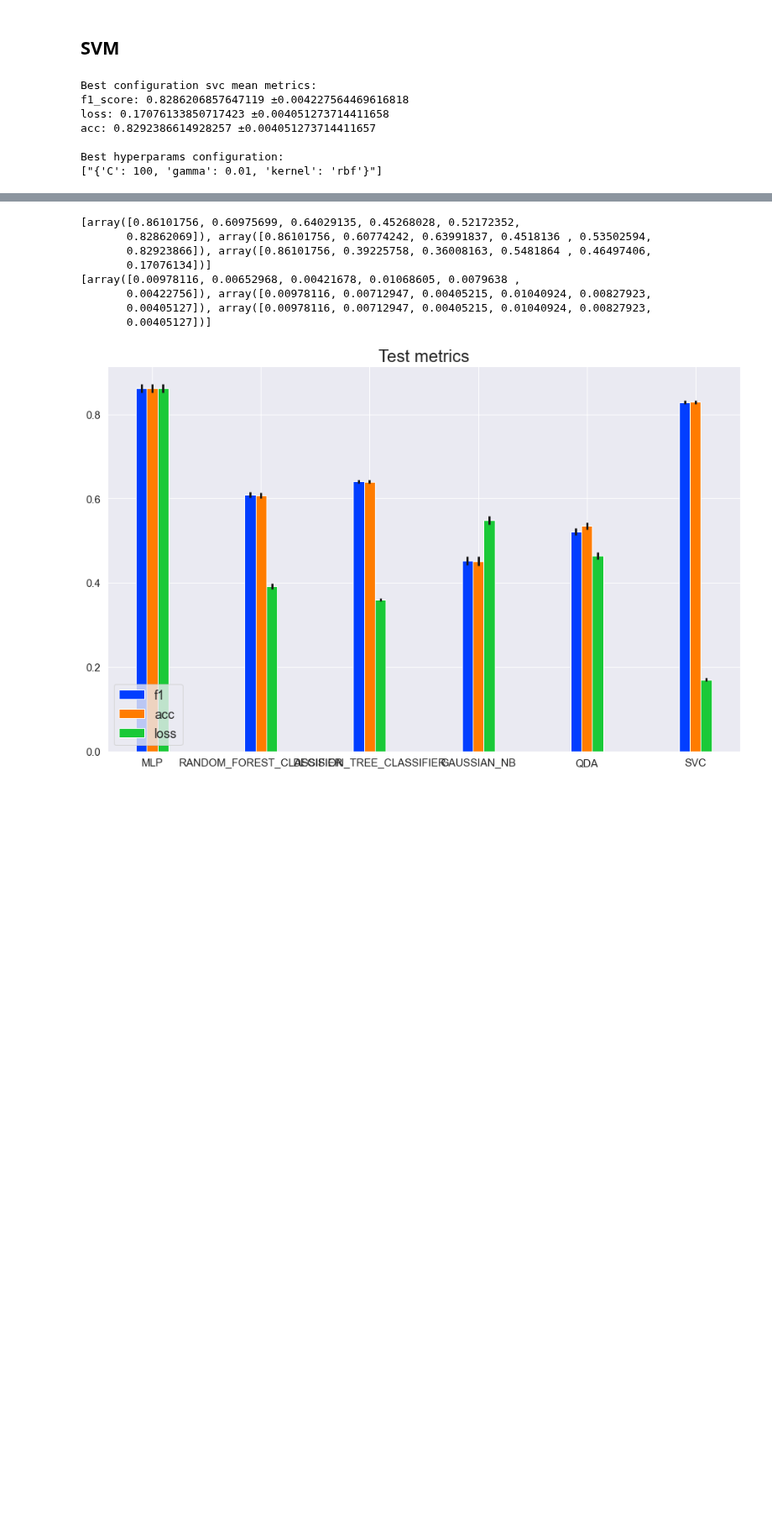
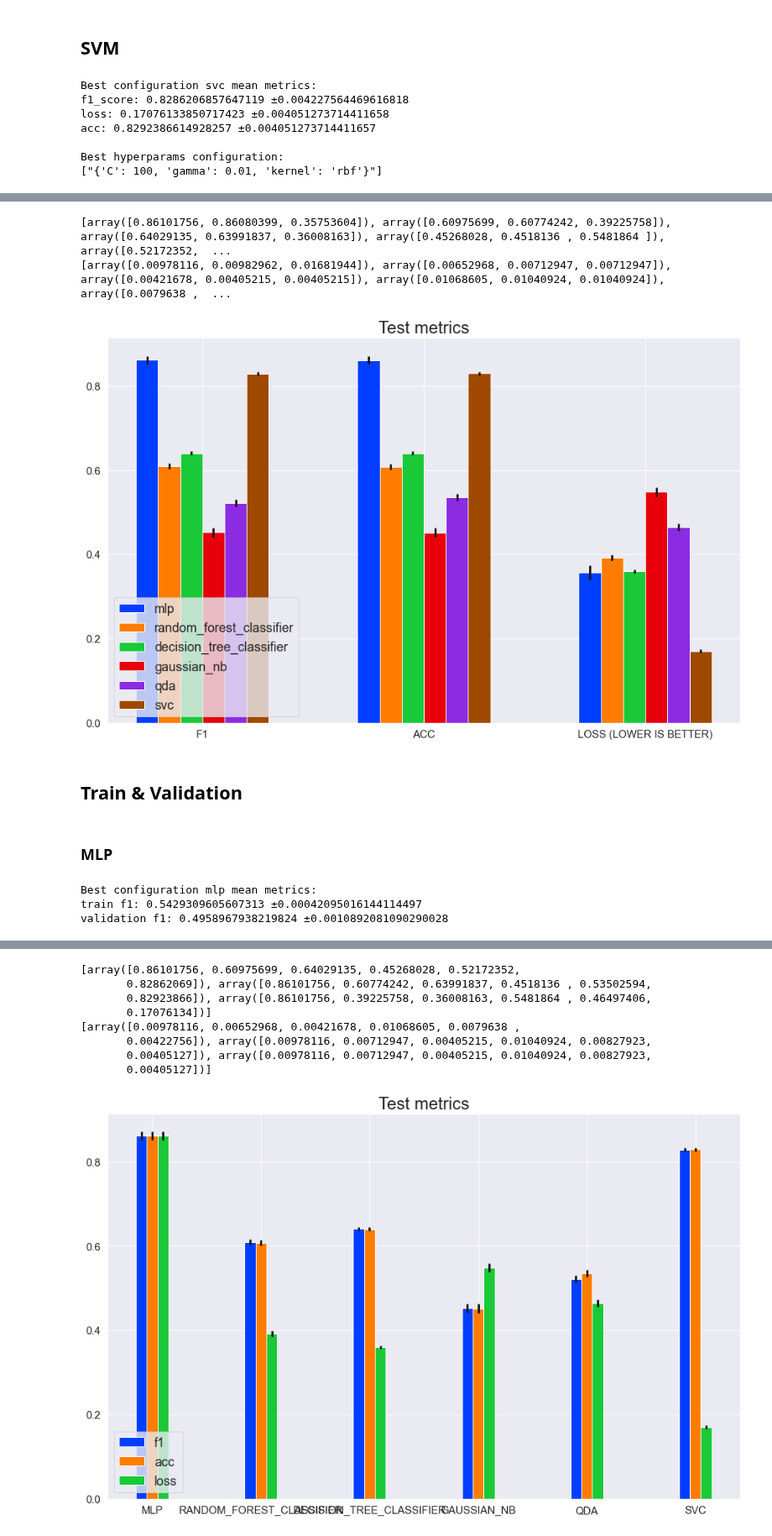
Before and after one commit to prushh/movie-lens-mlp, a Jupyter notebook: notebooks/3.0-performance-analysis.ipynb, the cells around one changed output, grey strips where cells are left out. Shown at 84% size. Saved outputs shown, nothing was run; the diff lists cells and outputs as text; code cells hidden in the pictures; blank space fills up the shorter version.

```diff
--- a/notebooks/3.0-performance-analysis.ipynb
+++ b/notebooks/3.0-performance-analysis.ipynb
@@ -73,11 +79,13 @@ def find_best_conf(lst_conf, df: pd.DataFrame) -> dict:
         conf.append(
             {
                 'f1': mu_confidence_interval(df[df['cfg'] == cfg]['f1_test']),
-                'loss': mu_confidence_interval(df[df['cfg'] == cfg]['f1_test']),
-                'acc': mu_confidence_interval(df[df['cfg'] == cfg]['f1_test'])
+                'loss': mu_confidence_interval(df[df['cfg'] == cfg]['loss_test']),
+                'acc': mu_confidence_interval(df[df['cfg'] == cfg]['acc_test'])
             }
         )
         conf[idx]['conf'] = cfg
+        conf[idx]['acc']['mu'] /= 100
+        conf[idx]['acc']['t_student'] /= 100
     max = conf[0]
 
     for elm in conf:
@@ -342,3 +364,36 @@ df_test_metric
 | 3 | gaussian_nb | 0.452680 | 0.451814 | 0.548186 | 0.010686 | 0.010409 | 0.010409 |
 | 4 | qda | 0.521724 | 0.535026 | 0.464974 | 0.007964 | 0.008279 | 0.008279 |
 | 5 | svc | 0.828621 | 0.829239 | 0.170761 | 0.004228 | 0.004051 | 0.004051 |
+# %%
+
+
+
+# TODO: change function and params name? Return new list or use reference (it works)?
+def add_value_array(old_list: List, df_test: pd.DataFrame, col_name: str) -> None:
+    for model_name in df_test['model'].unique():
+        if col_name == 'metrics':
+            metric_value = df_test[df_test['model'] == model_name].iloc[:, 1:4].iloc[0]
+        else:
+            metric_value = df_test[df_test['model'] == model_name].iloc[:, 4:].iloc[0]
+
+        old_list.append(np.array(metric_value))
+
+
+metrics = []
+add_value_array(metrics, df_test_metric, 'metrics')
+print(metrics)
+
+y_errs = []
+add_value_array(y_errs, df_test_metric, 'interval')
+print(y_errs)
+# %% [output]
+[array([0.86101756, 0.86080399, 0.35753604]), array([0.60975699, 0.60774242, 0.39225758]), array([0.64029135, 0.63991837, 0.36008163]), array([0.45268028, 0.4518136 , 0.5481864 ]), array([0.52172352,  ...
+[array([0.00978116, 0.00982962, 0.01681944]), array([0.00652968, 0.00712947, 0.00712947]), array([0.00421678, 0.00405215, 0.00405215]), array([0.01068605, 0.01040924, 0.01040924]), array([0.0079638 ,  ...
+# %%
+barplot_multiple_columns(groups=['f1', 'acc', 'loss (lower is better)'],
+                         elements_group=df_test_metric['model'].unique(), data=metrics, yerr=y_errs,
+                         title='Test metrics')
+# %% [output]
+[figure, added]
+# %% [markdown]
+## Train & Validation
@@ -344,0 +402,2 @@ df_test_metric
+# %% [markdown]
+### MLP
@@ -344,0 +411,7 @@ df_test_metric
+# %%
+res_mlp_train = calculate_statistics_mlp_train(18,mlp_all)
+df_test_metric_train = summary_statistics_model(df_test_metric_train, res_mlp_train, 'mlp',train=True)
+# %% [output]
+Best configuration mlp mean metrics:
+train f1: 0.5429309605607313 ±0.00042095016144114497
+validation f1: 0.4958967938219824 ±0.0010892081090290028
```
Also changed, not shown: parts of 24 cells of this notebook, 2 other files.
